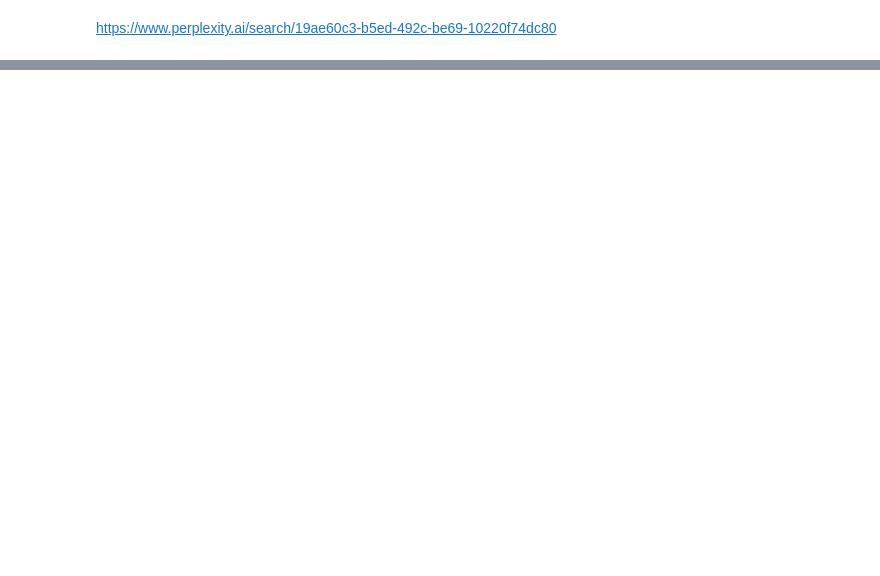
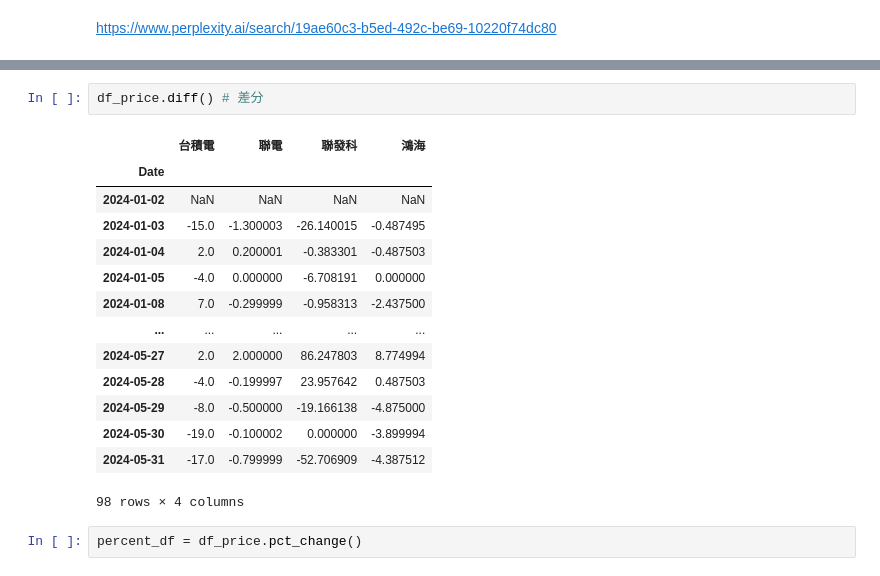
Before and after one commit to mocca006/2025_04_29_python_2_4, a Jupyter notebook: lesson19/lesson19_2.ipynb, the cells around one changed output, grey strips where cells are left out. Drawn from its saved outputs; the diff is of its cells as text; blank space fills up the shorter version.

```diff
--- a/lesson19/lesson19_2.ipynb
+++ b/lesson19/lesson19_2.ipynb
@@ -73,0 +117,19 @@ plt.show()
+# %%
+df_price.diff() # 差分
+# %% [output]
+|  | 台積電 | 聯電 | 聯發科 | 鴻海 |
+| Date |  |  |  |  |
+| 2024-01-02 | NaN | NaN | NaN | NaN |
+| 2024-01-03 | -15.0 | -1.300003 | -26.140015 | -0.487495 |
+| 2024-01-04 | 2.0 | 0.200001 | -0.383301 | -0.487503 |
+| 2024-01-05 | -4.0 | 0.000000 | -6.708191 | 0.000000 |
+| 2024-01-08 | 7.0 | -0.299999 | -0.958313 | -2.437500 |
+| ... | ... | ... | ... | ... |
+| 2024-05-27 | 2.0 | 2.000000 | 86.247803 | 8.774994 |
+| 2024-05-28 | -4.0 | -0.199997 | 23.957642 | 0.487503 |
+| 2024-05-29 | -8.0 | -0.500000 | -19.166138 | -4.875000 |
+| 2024-05-30 | -19.0 | -0.100002 | 0.000000 | -3.899994 |
+| 2024-05-31 | -17.0 | -0.799999 | -52.706909 | -4.387512 |
+98 rows × 4 columns
+# %%
+percent_df = df_price.pct_change()
```
Also changed, not shown: parts of 7 cells of this notebook.
